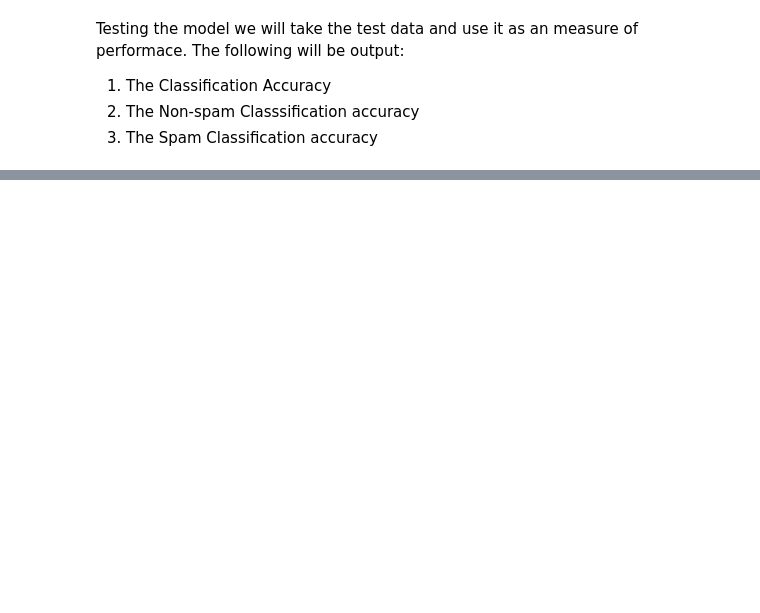
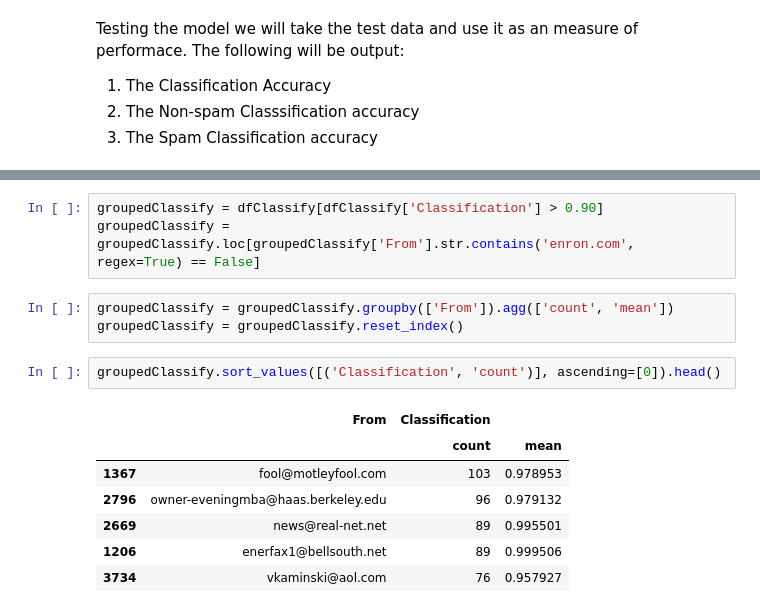
Before and after one commit to quintonweenink/ml-email-cyber-criminal-profiling, a Jupyter notebook: experiments/spamClassifier.ipynb, the cells around one changed output, grey strips where cells are left out. Saved outputs shown, nothing was run; the diff lists cells and outputs as text; blank space fills up the shorter version.

```diff
--- a/experiments/spamClassifier.ipynb
+++ b/experiments/spamClassifier.ipynb
@@ -342,0 +379,16 @@ dfClassify.sort_values(['Classification'], ascending=[0]).head()
+# %%
+groupedClassify = dfClassify[dfClassify['Classification'] > 0.90]
+groupedClassify = groupedClassify.loc[groupedClassify['From'].str.contains('enron.com', regex=True) == False]
+# %%
+groupedClassify = groupedClassify.groupby(['From']).agg(['count', 'mean'])
+groupedClassify = groupedClassify.reset_index()
+# %%
+groupedClassify.sort_values([('Classification', 'count')], ascending=[0]).head()
+# %% [output]
+|  | From | Classification |  |
+|  |  | count | mean |
+| 1367 | fool@motleyfool.com | 103 | 0.978953 |
+| 2796 | owner-eveningmba@haas.berkeley.edu | 96 | 0.979132 |
+| 2669 | news@real-net.net | 89 | 0.995501 |
+| 1206 | enerfax1@bellsouth.net | 89 | 0.999506 |
+| 3734 | vkaminski@aol.com | 76 | 0.957927 |
```
Also changed, not shown: parts of 8 cells of this notebook.
